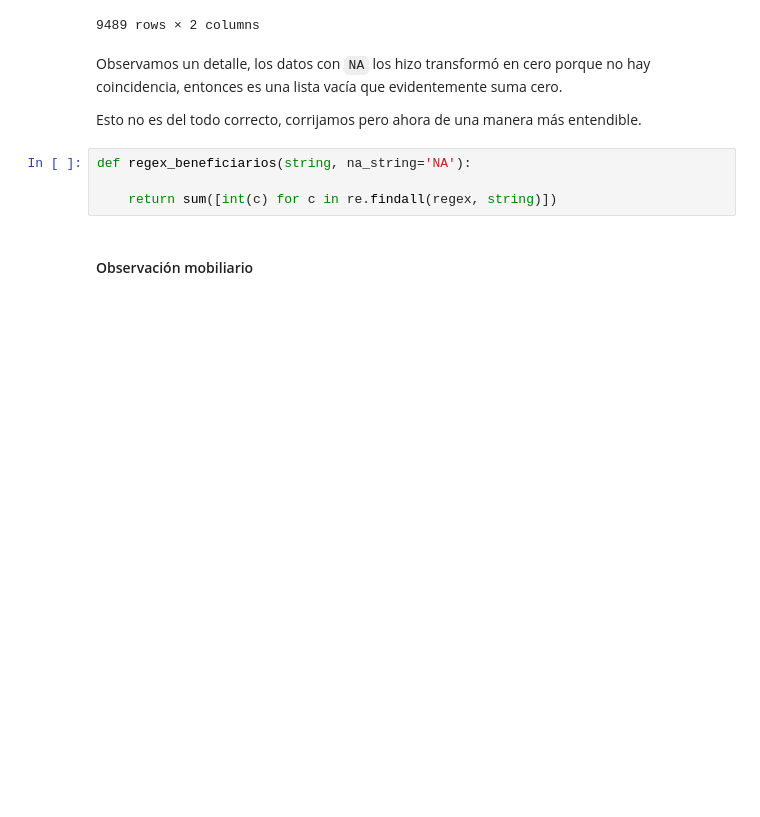
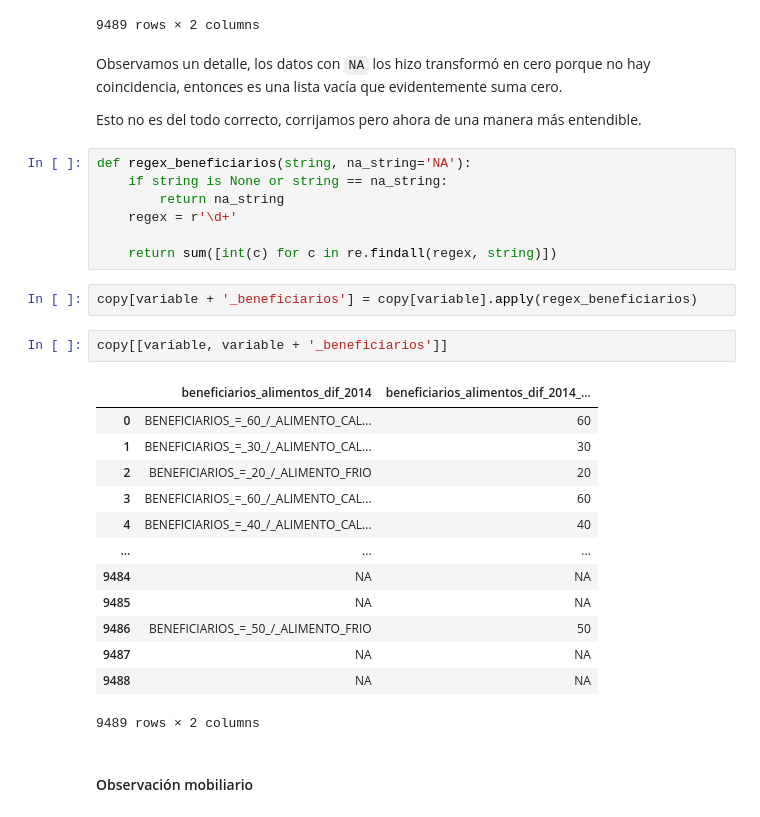
Before and after one commit to HectorH06/Data-Proc-Lab, a Jupyter notebook: Material/3,0_clase_202205.ipynb, the cells around one changed output. Cells and saved outputs as stored; diff of their text form; blank space fills up the shorter version.

```diff
--- a/Material/3,0_clase_202205.ipynb
+++ b/Material/3,0_clase_202205.ipynb
@@ -414,8 +414,29 @@ Observamos un detalle, los datos con `NA` los hizo transformó en cero porque no
 Esto no es del todo correcto, corrijamos pero ahora de una manera más entendible.
 # %%
 def regex_beneficiarios(string, na_string='NA'):
+    if string is None or string == na_string:
+        return na_string
+    regex = r'\d+'
 
     return sum([int(c) for c in re.findall(regex, string)])
+# %%
+copy[variable + '_beneficiarios'] = copy[variable].apply(regex_beneficiarios)
+# %%
+copy[[variable, variable + '_beneficiarios']]
+# %% [output]
+|  | beneficiarios_alimentos_dif_2014 | beneficiarios_alimentos_dif_2014_... |
+| 0 | BENEFICIARIOS_=_60_/_ALIMENTO_CAL... | 60 |
+| 1 | BENEFICIARIOS_=_30_/_ALIMENTO_CAL... | 30 |
+| 2 | BENEFICIARIOS_=_20_/_ALIMENTO_FRIO | 20 |
+| 3 | BENEFICIARIOS_=_60_/_ALIMENTO_CAL... | 60 |
+| 4 | BENEFICIARIOS_=_40_/_ALIMENTO_CAL... | 40 |
+| ... | ... | ... |
+| 9484 | NA | NA |
+| 9485 | NA | NA |
+| 9486 | BENEFICIARIOS_=_50_/_ALIMENTO_FRIO | 50 |
+| 9487 | NA | NA |
+| 9488 | NA | NA |
+9489 rows × 2 columns
 # %% [markdown]
 #### Observación mobiliario
 # %%
```
Also changed, not shown: parts of 8 cells of this notebook.
